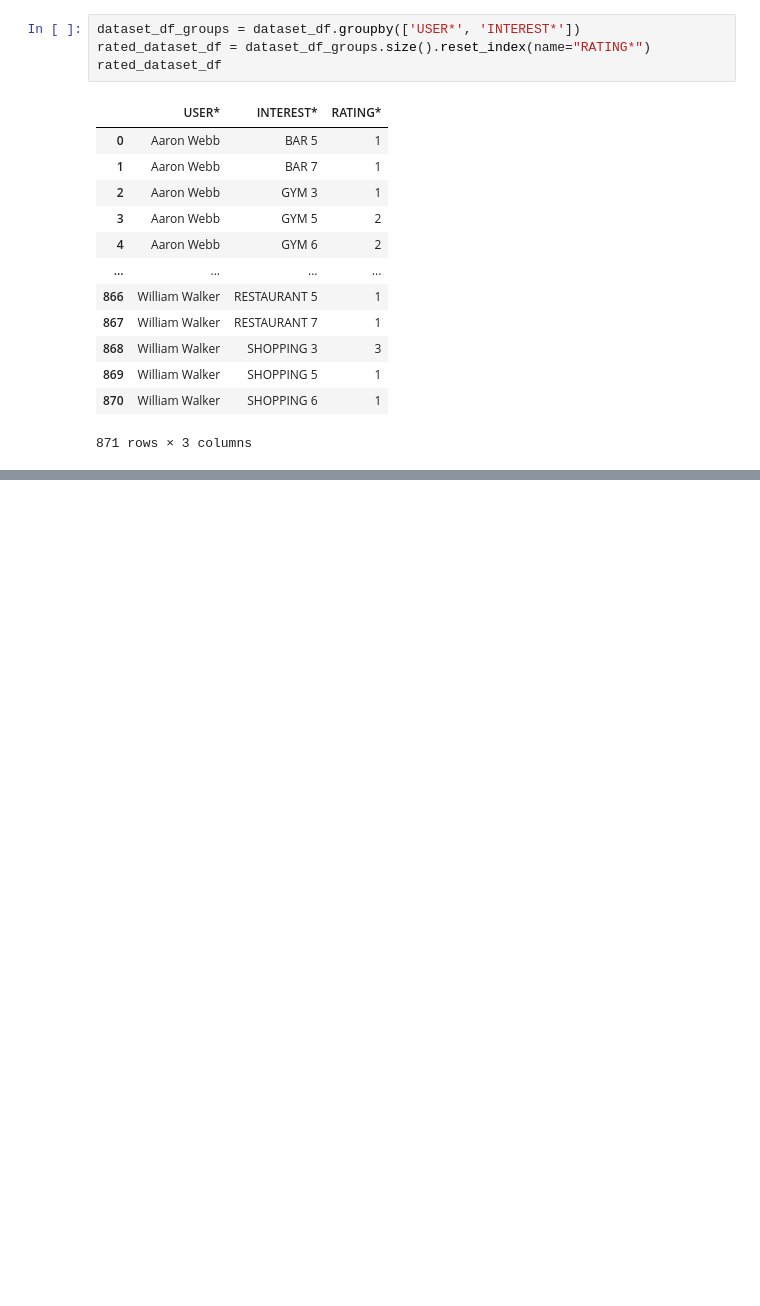
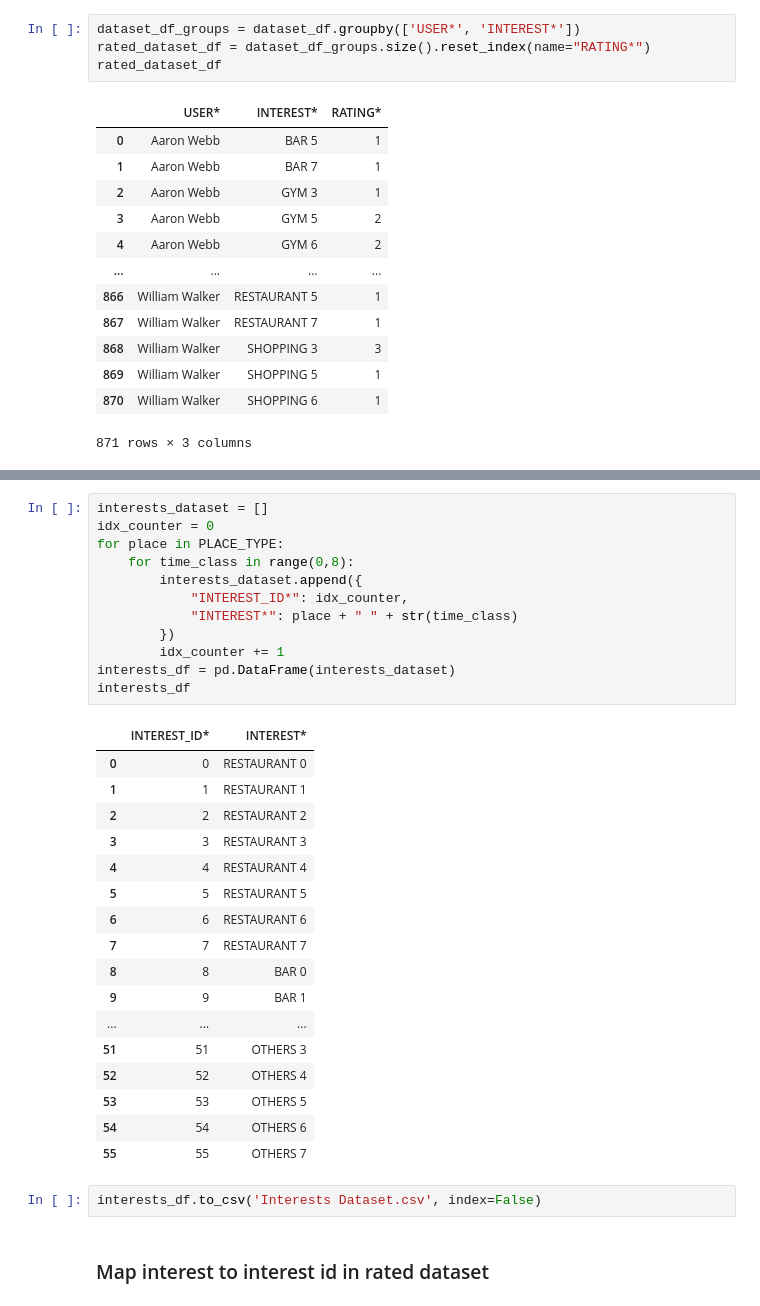
Before and after one commit to abhinav23dixit/Uber-Trips-Recommendation-Engine, a Jupyter notebook: src/Dataset/Rated Dataset Preparation.ipynb, the cells around one changed output, grey strips where cells are left out. Drawn from its saved outputs; the diff is of its cells as text; blank space fills up the shorter version.

```diff
--- a/src/Dataset/Rated Dataset Preparation.ipynb
+++ b/src/Dataset/Rated Dataset Preparation.ipynb
@@ -117,0 +133,34 @@ rated_dataset_df
+# %%
+interests_dataset = []
+idx_counter = 0
+for place in PLACE_TYPE:
+    for time_class in range(0,8):
+        interests_dataset.append({
+            "INTEREST_ID*": idx_counter,
+            "INTEREST*": place + " " + str(time_class)
+        })
+        idx_counter += 1
+interests_df = pd.DataFrame(interests_dataset)
+interests_df
+# %% [output]
+|  | INTEREST_ID* | INTEREST* |
+| 0 | 0 | RESTAURANT 0 |
+| 1 | 1 | RESTAURANT 1 |
+| 2 | 2 | RESTAURANT 2 |
+| 3 | 3 | RESTAURANT 3 |
+| 4 | 4 | RESTAURANT 4 |
+| 5 | 5 | RESTAURANT 5 |
+| 6 | 6 | RESTAURANT 6 |
+| 7 | 7 | RESTAURANT 7 |
+| 8 | 8 | BAR 0 |
+| 9 | 9 | BAR 1 |
+| ... | ... | ... |
+| 51 | 51 | OTHERS 3 |
+| 52 | 52 | OTHERS 4 |
+| 53 | 53 | OTHERS 5 |
+| 54 | 54 | OTHERS 6 |
+| 55 | 55 | OTHERS 7 |
+# %%
+interests_df.to_csv('Interests Dataset.csv', index=False)
+# %% [markdown]
+### Map interest to interest id in rated dataset
```
Also changed, not shown: parts of 14 cells of this notebook, 7 other files.
